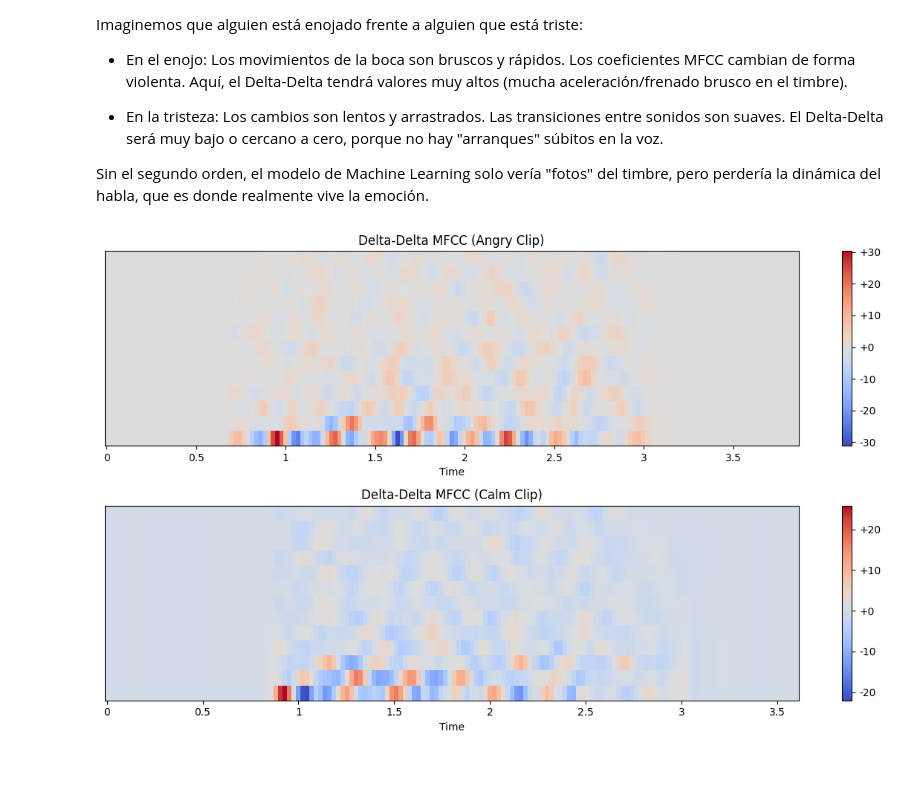
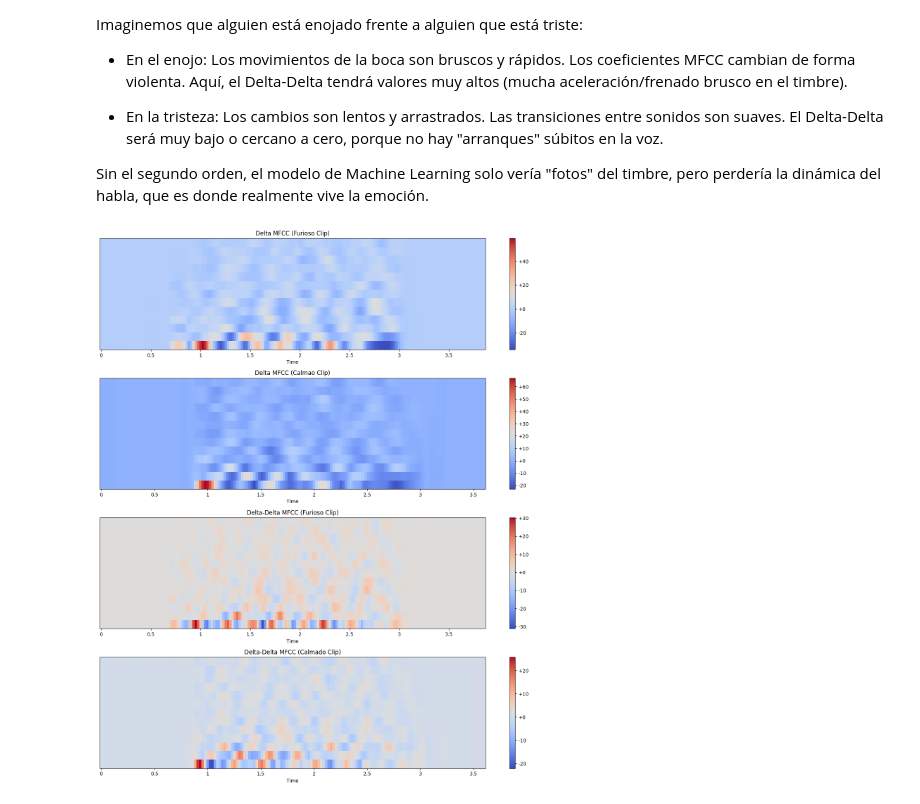
Before and after one commit to AcSsalazar/the-color-of-emotions, a Jupyter notebook: Notebooks/3-mfcc-speech-recognition-bases.ipynb, the cells around one changed output. Cells and saved outputs as stored; diff of their text form; code cells hidden in the pictures; blank space fills up the shorter version.

Commit message:
Missed lines were fixed, added the first-order delta

```diff
--- a/Notebooks/3-mfcc-speech-recognition-bases.ipynb
+++ b/Notebooks/3-mfcc-speech-recognition-bases.ipynb
@@ -165,20 +165,28 @@ Imaginemos que alguien está enojado frente a alguien que está triste:
 
 Sin el segundo orden, el modelo de Machine Learning solo vería "fotos" del timbre, pero perdería la dinámica del habla, que es donde realmente vive la emoción.
 # %%
-plt.figure(figsize=(12, 7))
+plt.figure(figsize=(14, 16))
+# Deltas de orden 1
+delta_011 = librosa.feature.delta(mfcc1, order=1)
+delta_012 = librosa.feature.delta(mfcc2, order=1)
+# Deltas de orden 2
+delta_021 = librosa.feature.delta(mfcc1, order=2)
+delta_022 = librosa.feature.delta(mfcc2, order=2)
 
 def plot_delta(delta_array, sr, title, subplot_pos):
     plt.subplot(subplot_pos[0], subplot_pos[1], subplot_pos[2])
     librosa.display.specshow(delta_array,
                              x_axis="time",
                              sr=sr)
     plt.colorbar(format="%+2.f")
     plt.title(title)
 
-plot_delta(delta_021, sr, 'Delta-Delta MFCC (Angry Clip)', (2, 1, 1)) # 2 rows, 1 column, 1st plot
-plot_delta(delta_022, sr, 'Delta-Delta MFCC (Calm Clip)', (2, 1, 2))  # 2 rows, 1 column, 2nd plot
+plot_delta(delta_011, sr, 'Delta MFCC (Furioso Clip)', (4, 1, 1)) # 4 Filas, 1 Columna, 1st plot
+plot_delta(delta_012, sr, 'Delta MFCC (Calmao Clip)', (4, 1, 2))  # 4 Filas, 1 Columna, 2st plot
+plot_delta(delta_021, sr, 'Delta-Delta MFCC (Furioso Clip)', (4, 1, 3)) # 4 Filas, 1 Columna, 3st plot
+plot_delta(delta_022, sr, 'Delta-Delta MFCC (Calmado Clip)', (4, 1, 4))  # 4 Filas, 1 Columna, 4st plot
 
 plt.tight_layout()
 plt.show()
 # %% [output]
-[figure, old version]
+[figure, new version]
```
Also changed, not shown: parts of 1 cell of this notebook.
